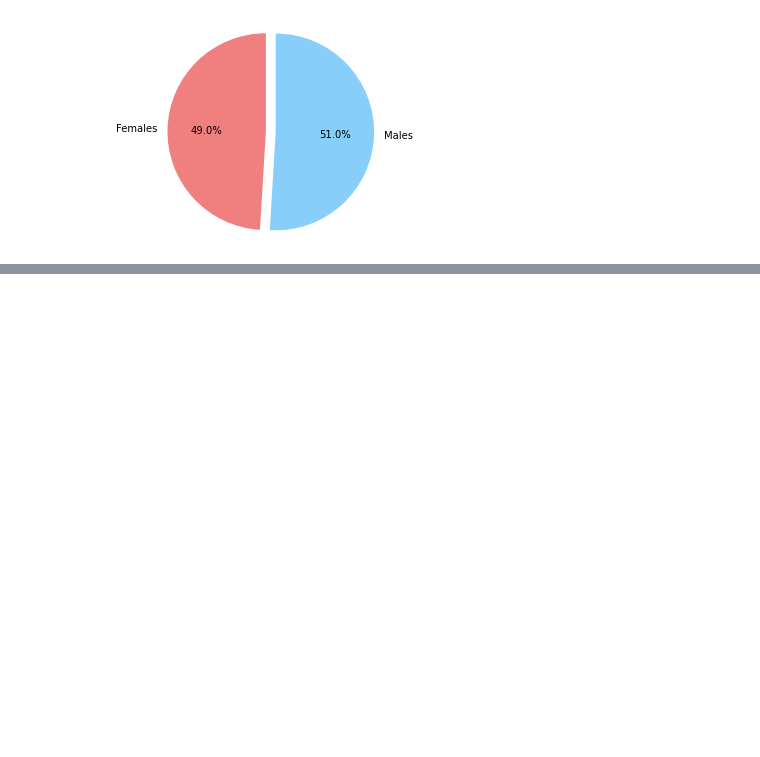
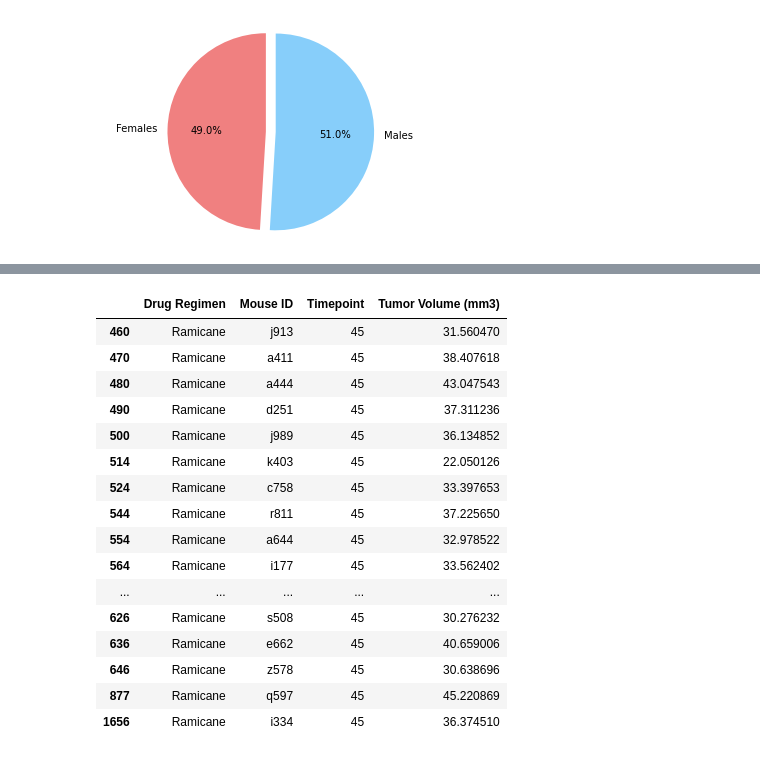
Before and after one commit to sharonpete/matplotlib-challenge, a Jupyter notebook: Pymaceuticals/pymaceuticals.ipynb, the cells around one changed output, grey strips where cells are left out. Saved outputs shown, nothing was run; the diff lists cells and outputs as text; code cells hidden in the pictures; blank space fills up the shorter version.

```diff
--- a/Pymaceuticals/pymaceuticals.ipynb
+++ b/Pymaceuticals/pymaceuticals.ipynb
@@ -211,0 +225,23 @@ plt.show()
+# %%
+final_tumor_ram = final_tumor_df.loc[final_tumor_df['Drug Regimen'] == 'Ramicane']
+final_tumor_ram = final_tumor_ram.loc[final_tumor_ram['Timepoint'] == final_tumor_ram['Timepoint'].max()]
+
+final_tumor_ram
+# %% [output]
+|  | Drug Regimen | Mouse ID | Timepoint | Tumor Volume (mm3) |
+| 460 | Ramicane | j913 | 45 | 31.560470 |
+| 470 | Ramicane | a411 | 45 | 38.407618 |
+| 480 | Ramicane | a444 | 45 | 43.047543 |
+| 490 | Ramicane | d251 | 45 | 37.311236 |
+| 500 | Ramicane | j989 | 45 | 36.134852 |
+| 514 | Ramicane | k403 | 45 | 22.050126 |
+| 524 | Ramicane | c758 | 45 | 33.397653 |
+| 544 | Ramicane | r811 | 45 | 37.225650 |
+| 554 | Ramicane | a644 | 45 | 32.978522 |
+| 564 | Ramicane | i177 | 45 | 33.562402 |
+| ... | ... | ... | ... | ... |
+| 626 | Ramicane | s508 | 45 | 30.276232 |
+| 636 | Ramicane | e662 | 45 | 40.659006 |
+| 646 | Ramicane | z578 | 45 | 30.638696 |
+| 877 | Ramicane | q597 | 45 | 45.220869 |
+| 1656 | Ramicane | i334 | 45 | 36.374510 |
```
Also changed, not shown: parts of 19 cells of this notebook.
